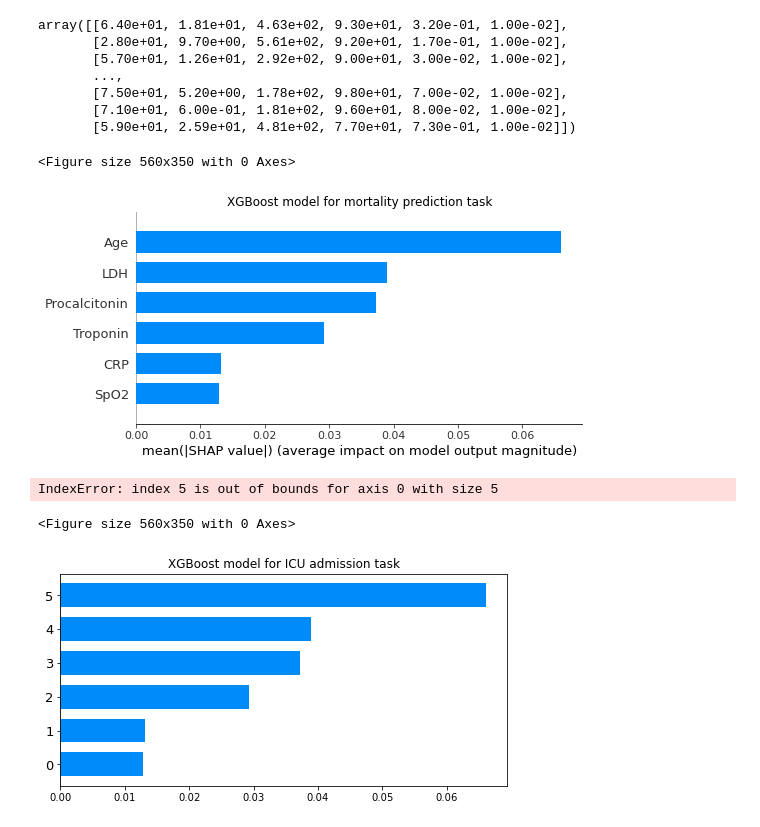
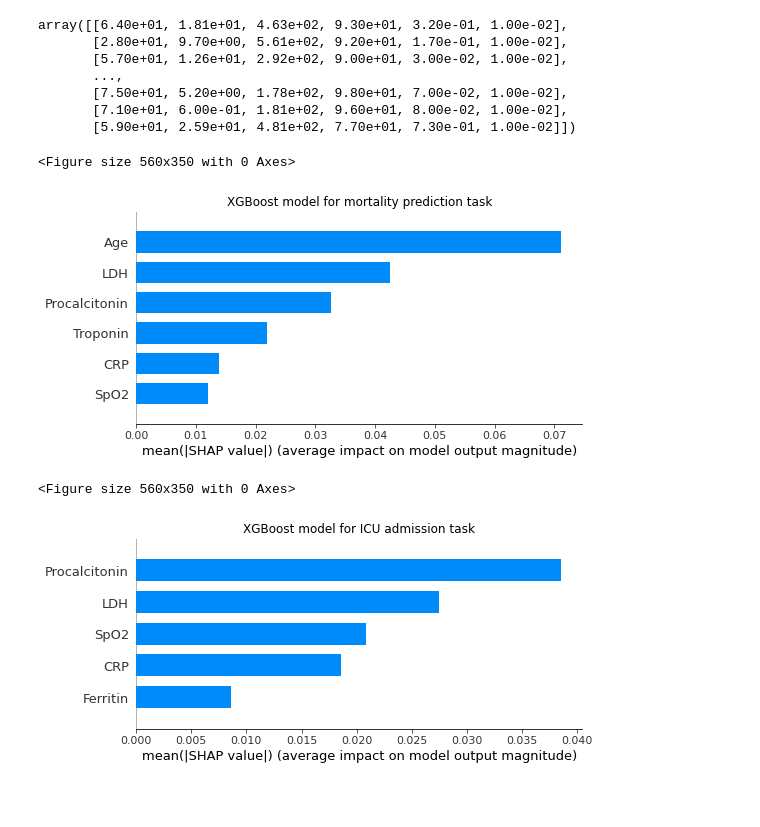
Before and after one commit to konrad-komisarczyk/wb2021, a Jupyter notebook: proj2/DNN/xgboost_scoring.ipynb, the cells around one changed output. Cells and saved outputs as stored; diff of their text form; code cells hidden in the pictures; blank space fills up the shorter version.

```diff
--- a/proj2/DNN/xgboost_scoring.ipynb
+++ b/proj2/DNN/xgboost_scoring.ipynb
@@ -38,6 +38,9 @@ dtrain_exp = xgboost.DMatrix(data=X_train_exp, label=y_train_exp)
 dtest_exp = xgboost.DMatrix(X_test_exp, y_test_exp)
 dtrain_icu = xgboost.DMatrix(data=X_train_icu, label=y_train_icu)
 dtest_icu = xgboost.DMatrix(X_test_icu, y_test_icu)
+# %%
+X_exp = np.concatenate((X_train_exp, X_test_exp), axis=0)
+X_icu = np.concatenate((X_train_icu, X_test_icu), axis=0)
 # %%
 train_icu
 # %% [output]
@@ -96,2 +93,2 @@ explainer_exp = shap.Explainer(xgb_expired)
 # %%
-explainer_icu = shap.Explainer(xgb_icu)
+explainer_icu = shap.TreeExplainer(xgb_icu, X_train_icu)
@@ -101,3 +95,6 @@ shap_values_exp = explainer(X_train_exp)
+# %%
+shap_values_exp = explainer_exp(X_exp)
+shap_values_icu = explainer_icu(X_icu)
 # %%
 X_train_icu
 # %% [output]
@@ -122,20 +119,19 @@ array([[6.40e+01, 1.81e+01, 4.63e+02, 9.30e+01, 3.20e-01, 1.00e-02],
 plt.figure(figsize=(8,5), dpi= 70)
 fig, ax = plt.subplots()
 plt.title("XGBoost model for mortality prediction task")
-ax=shap.summary_plot(shap_values, plot_type='bar', feature_names=train_exp.columns[:-1])
+ax=shap.summary_plot(shap_values_exp, plot_type='bar', feature_names=train_exp.columns[:-1])
 plt.show()
 fig.savefig('xgboost_mortality_feature.png', bbox_inches='tight')
 # %% [output]
 <Figure size 560x350 with 0 Axes>
-[figure, old version]
+[figure, new version]
 # %%
 plt.figure(figsize=(8,5), dpi= 70)
 fig, ax = plt.subplots()
 plt.title("XGBoost model for ICU admission task")
-ax=shap.summary_plot(shap_values, plot_type='bar', feature_names=train_icu.columns[:-1])
+ax=shap.summary_plot(shap_values_icu, plot_type='bar', feature_names=train_icu.columns[:-1])
 plt.show()
 fig.savefig('xgboost_icu_feature.png', bbox_inches='tight')
 # %% [output]
-IndexError: index 5 is out of bounds for axis 0 with size 5
+<Figure size 560x350 with 0 Axes>
-<Figure size 560x350 with 0 Axes>
-[figure, old version]
+[figure, new version]
```
Also changed, not shown: parts of 5 cells of this notebook, 3 other files.
